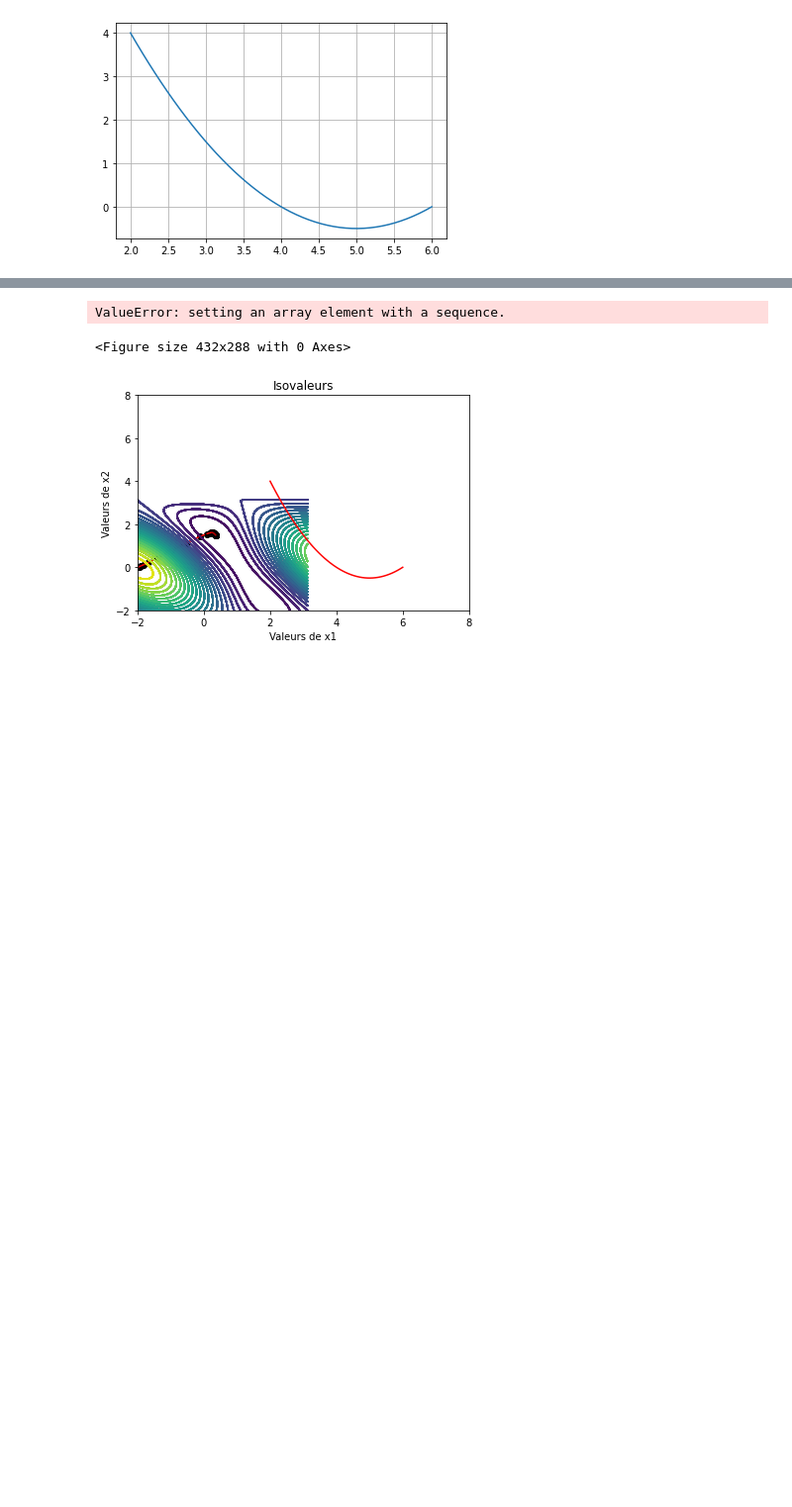
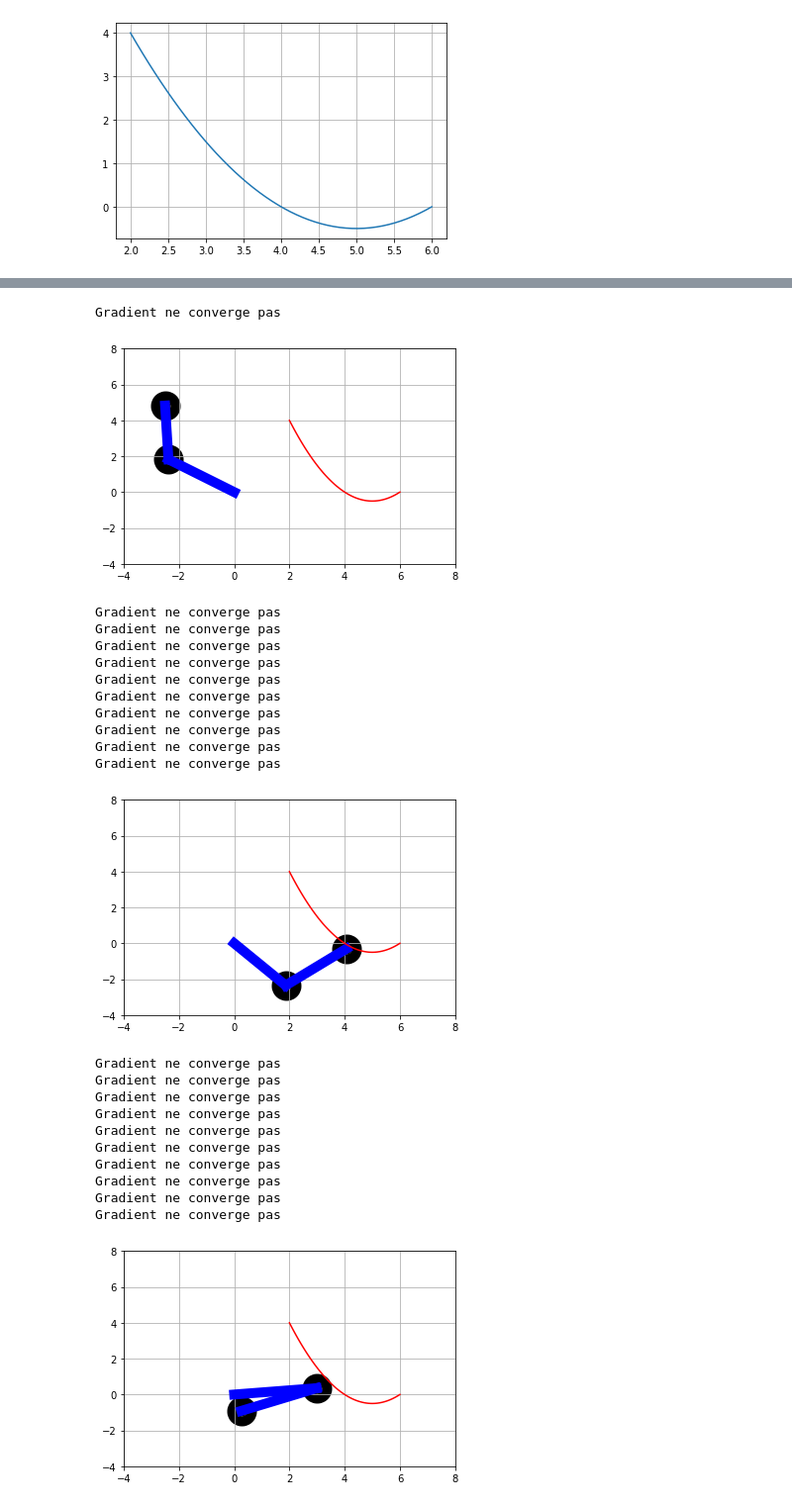
Before and after one commit to Feriel-25/Projet-optimisation, a Jupyter notebook: Rendu_optimisation.ipynb, the cells around one changed output, grey strips where cells are left out. Shown at 99% size. Cells and saved outputs as stored; diff of their text form; code cells hidden in the pictures; blank space fills up the shorter version.

```diff
--- a/Rendu_optimisation.ipynb
+++ b/Rendu_optimisation.ipynb
@@ -115,16 +205,48 @@ True
+# %%
+# Configuration articulaire initialle du robot
+ConfigInit =[np.pi/4,np.pi/4]
+#Definition de la valeur initialle du pas de l'algorithme du griadient a pas fixe
+aplha_init = 0.1
+# Calcule du minimum de la fonction Rnorm
+resultat , converge = GradienDecentAmeliore(ConfigInit,aplha_init,Params,10e-4,100,Disp=True)
+print(f"les angles optimaux = {resultat} \nLe point X = {F(L1,L2,resultat[0],resultat[1])}")
 # %%
 q = [-2,0]
-
-fig = plt.figure()
+ptAfficher = 10
+plt.figure()
 for i in  range(N):
     X=[x[i],y[i]]
     Params[2] = X
     rt=optimize.root(R,q,args=Params, jac=False)
-    rt = GradienDecent(q,aplha_init,Params,10e-4,100)
-    plt.plot(x,y,'r', label = 'droite')
-    animate(rt,Params)
+    rt,tr = GradienDecent(q,aplha_init,Params,10e-4,100)
+    if (i%ptAfficher == 0 ):
+        animate(rt,Params)
+        plt.plot(x,y,'r', label = 'droite')
+        plt.grid()
+        plt.show()
     q = rt
 # %% [output]
-ValueError: setting an array element with a sequence.
+Gradient ne converge pas
+[figure, new version]
-<Figure size 432x288 with 0 Axes>
+Gradient ne converge pas
+Gradient ne converge pas
+Gradient ne converge pas
+Gradient ne converge pas
+Gradient ne converge pas
+Gradient ne converge pas
+Gradient ne converge pas
+Gradient ne converge pas
+Gradient ne converge pas
+Gradient ne converge pas
-[figure, old version]
+[figure, added]
+Gradient ne converge pas
+Gradient ne converge pas
+Gradient ne converge pas
+Gradient ne converge pas
+Gradient ne converge pas
+Gradient ne converge pas
+Gradient ne converge pas
+Gradient ne converge pas
+Gradient ne converge pas
+Gradient ne converge pas
+[figure, added]
```
Also changed, not shown: parts of 15 cells of this notebook, 4 other files.
